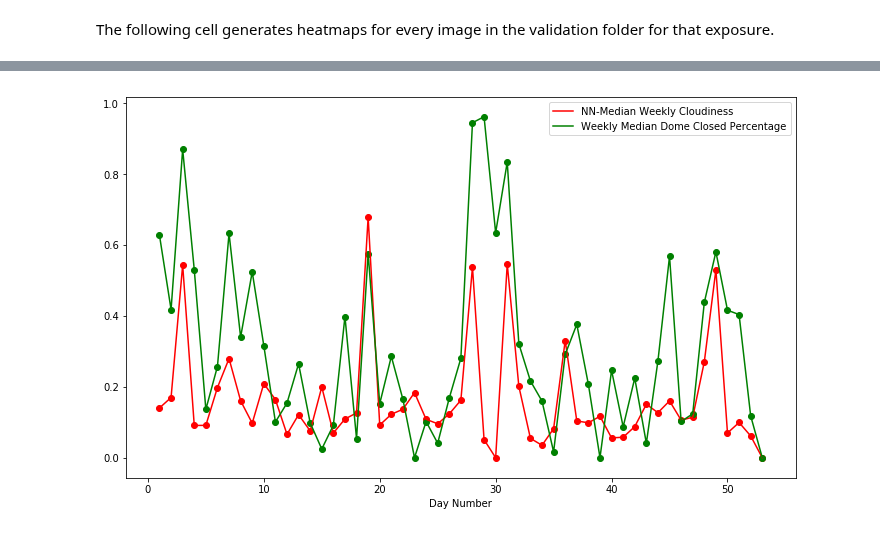
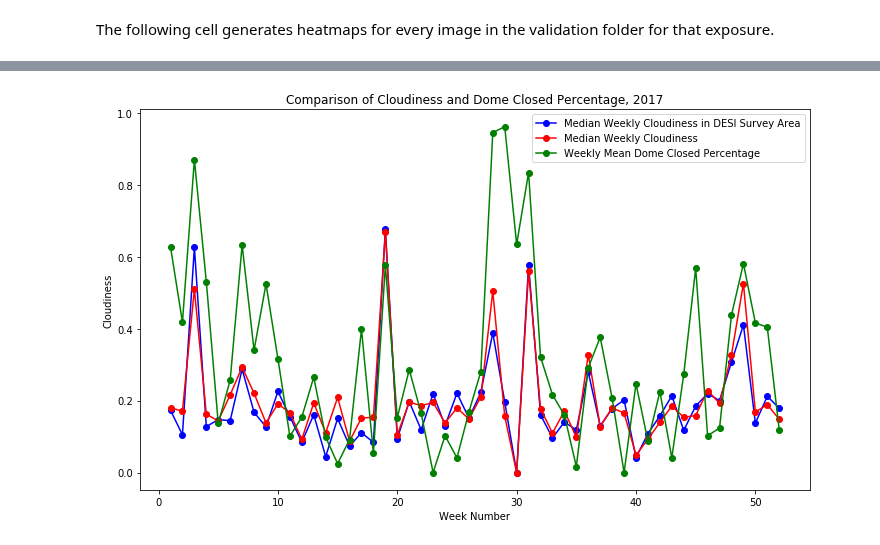
Before and after one commit to dylanagreen/kpno-allsky, a Jupyter notebook: Image Classifier v5.ipynb, the cells around one changed output, grey strips where cells are left out. Drawn from its saved outputs; the diff is of its cells as text; code cells hidden in the pictures.

Commit message:
Add desi survey area to the cloudiness.

```diff
--- a/Image Classifier v5.ipynb
+++ b/Image Classifier v5.ipynb
@@ -709,7 +698,7 @@ from matplotlib.patches import Circle
 
 from IPython.display import clear_output
 # %%
-def make_heatmap(name, confidence, ghosts=None, circle=False, disp=False):
+def make_heatmap(name, confidence, ghosts=None, disp=False, circle=False, thresh=None):
     fig, ax = plt.subplots(1,3)
     fig.set_size_inches(15, 7)
 
@@ -763,16 +752,21 @@ def make_heatmap(name, confidence, ghosts=None, circle=False, disp=False):
         # Scales the values to be from 0-1.
         ghost_confidence = ghost_confidence - np.min(ghost_confidence)
         ghost_confidence = ghost_confidence / np.max(ghost_confidence)
-        ax[2].imshow(ghost_confidence, interpolation='nearest', cmap="viridis")
+        ax[2].imshow(ghost_confidence, interpolation="nearest", cmap="viridis")
         ax[2].set_axis_off()
-        ax[2].set_title('Ghost Confidence')
+        ax[2].set_title("Ghost Confidence")
 
+    elif thresh is not None:
+        cloud_confidence = np.where(cloud_confidence >= thresh, 1, 0)
+        ax[2].imshow(cloud_confidence, interpolation="nearest", cmap="gray")
+        ax[2].set_axis_off()
+        ax[2].set_title(f">{thresh}")
     else:
-        ax[2].imshow(im, interpolation='none', cmap="gray")
+        ax[2].imshow(im, interpolation="none", cmap="gray")
         cloud_confidence = np.array(Image.fromarray(cloud_confidence).resize((im.shape[0], im.shape[1]))) # Resize to overplot
-        ax[2].imshow(cloud_confidence, interpolation='nearest', cmap="viridis", alpha=0.65)
+        ax[2].imshow(cloud_confidence, interpolation="nearest", cmap="viridis", alpha=0.65)
         ax[2].set_axis_off()
-        ax[2].set_title('Overlaid')
+        ax[2].set_title("Overlaid")
 
     # If circle is true, we add a circle around the moon, demonstrating (roughly) areas where
     # there will be no observing. This corresponds to a roughly 50 degree circle.
@@ -811,7 +805,10 @@ def make_heatmap(name, confidence, ghosts=None, circle=False, disp=False):
         r = r / 8
 
         circ = Circle((x1, y1), r, fill=False, color='r')
-        ax[1].add_patch(circ)
+        if thresh is not None:
+            ax[2].add_patch(circ)
+        else:
+            ax[1].add_patch(circ)
 
     date = date[:4] + "-" + date[4:6] + "-" + date[6:]
     time_text = date + " " + name[4:6] + ":" + name[6:8] + ":" + name[8:10] + "ut"
@@ -952,7 +975,8 @@ for name in images:
         x2 = np.array(Image.fromarray(x.astype("float32")).resize((width, width))).reshape((width, width, 1))
         confidence1.append(x2)
 
-    make_heatmap(name, confidence0, circle=True)
+    #make_heatmap(name, confidence0, circle=True)
+    make_heatmap(name, confidence0, circle=True, thresh=0.6)
 
 print("Finished!")
 # %% [output]
@@ -1113,19 +1172,20 @@ for i, val in enumerate(close_data):
         cur_week = d // 7
     running.append(val)
 # %%
-week_num = np.arange(1, 54)
+week_num = np.arange(1, 53)
 fig, ax = plt.subplots()
 fig.set_size_inches(12, 7)
-# plt.scatter(week_num, med_histo, c='b')
-# plt.plot(week_num, med_histo, c='b', label="Histogram-Median Weekly Cloudiness Relative to Mean")
-plt.scatter(week_num, med, c='r')
-plt.plot(week_num, med, c='r', label="NN-Median Weekly Cloudiness")
-plt.scatter(week_num, closed, c='g')
-plt.plot(week_num, closed, c='g', label="Weekly Median Dome Closed Percentage")
+
+plt.plot(week_num, med2, c='b', label="Median Weekly Cloudiness in DESI Survey Area", marker='o')
+
+plt.plot(week_num, med, c='r', label="Median Weekly Cloudiness", marker='o')
+
+plt.plot(week_num, closed, c='g', label="Weekly Mean Dome Closed Percentage", marker='o')
 plt.legend()
-plt.xlabel("Day Number")
-# plt.ylabel("Cloudiness relative to mean")
+plt.xlabel("Week Number")
+plt.ylabel("Cloudiness")
+plt.title("Comparison of Cloudiness and Dome Closed Percentage, 2017")
 plt.savefig("NN-Dome Comparison.png", dpi=128)
 plt.show()
 # %% [output]
-[figure, old version]
+[figure, new version]
```
Also changed, not shown: parts of 13 cells of this notebook, 1 other file.
